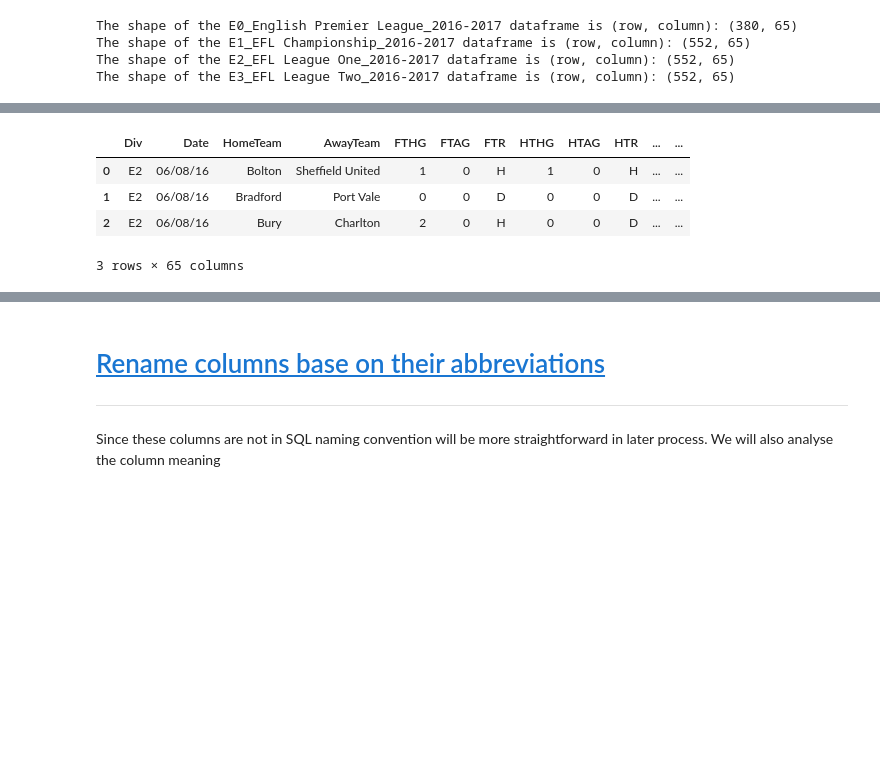
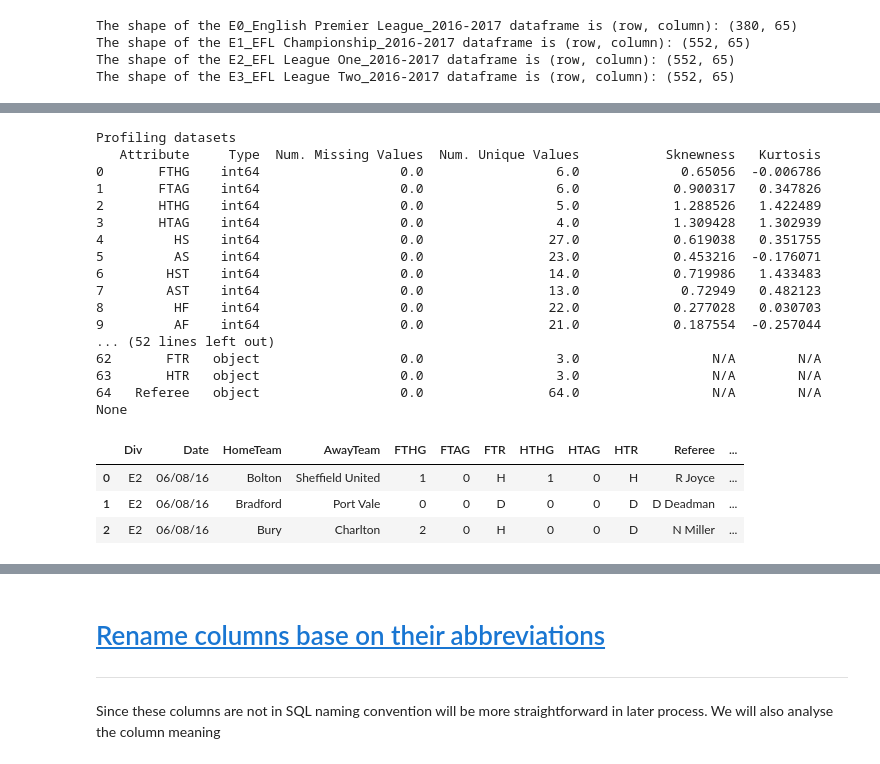
Before and after one commit to tnathu-ai/Football_Dataset, a Jupyter notebook: notebooks/national_leagues/national_leagues_2016_2017.ipynb, the cells around one changed output, grey strips where cells are left out. Drawn from its saved outputs; the diff is of its cells as text; code cells hidden in the pictures; blank space fills up the shorter version.

```diff
--- a/notebooks/national_leagues/national_leagues_2016_2017.ipynb
+++ b/notebooks/national_leagues/national_leagues_2016_2017.ipynb
@@ -43,7 +46,7 @@ Requirement already satisfied: pytz>=2017.3 in c:\users\thu\anaconda3\lib\site-p
 In order to load data properly, the data in csv file have to be examined carefully. First of all, all the categories are seperated by the "," and strip the extra-whitespaces at the begin by setting "skipinitialspace = True".
 # %%
 # set the path of the external data from the third party source
-external_data_path = os.path.join(os.path.pardir, '', '', 'data','external', 'National Leagues', 'Season 2016-2017')
+external_data_path = os.path.join(os.path.pardir, '', '..', 'data','external', 'National Leagues', 'Season 2016-2017')
 
 # get each specfic file
 english_premier_league_df = os.path.join(external_data_path, 'E0_English Premier League_2016-2017.csv')
@@ -86,9 +123,26 @@ efl_championship_df.head(3)
 # %%
-efl_league_one_df.head(3)
+print(profile_summary(efl_league_one_df, plot=False))
+style(efl_league_one_df.head(3))
 # %% [output]
+Profiling datasets
+   Attribute     Type  Num. Missing Values  Num. Unique Values           Sknewness   Kurtosis
+0       FTHG    int64                  0.0                 6.0             0.65056  -0.006786
+1       FTAG    int64                  0.0                 6.0            0.900317   0.347826
+2       HTHG    int64                  0.0                 5.0            1.288526   1.422489
+3       HTAG    int64                  0.0                 4.0            1.309428   1.302939
+4         HS    int64                  0.0                27.0            0.619038   0.351755
+5         AS    int64                  0.0                23.0            0.453216  -0.176071
+6        HST    int64                  0.0                14.0            0.719986   1.433483
+7        AST    int64                  0.0                13.0             0.72949   0.482123
+8         HF    int64                  0.0                22.0            0.277028   0.030703
+9         AF    int64                  0.0                21.0            0.187554  -0.257044
+... (52 lines left out)
+62       FTR   object                  0.0                 3.0                 N/A        N/A
+63       HTR   object                  0.0                 3.0                 N/A        N/A
+64   Referee   object                  0.0                64.0                 N/A        N/A
+None
-|  | Div | Date | HomeTeam | AwayTeam | FTHG | FTAG | FTR | HTHG | HTAG | HTR | ... | ... |
-| 0 | E2 | 06/08/16 | Bolton | Sheffield United | 1 | 0 | H | 1 | 0 | H | ... | ... |
-| 1 | E2 | 06/08/16 | Bradford | Port Vale | 0 | 0 | D | 0 | 0 | D | ... | ... |
-| 2 | E2 | 06/08/16 | Bury | Charlton | 2 | 0 | H | 0 | 0 | D | ... | ... |
+|  | Div | Date | HomeTeam | AwayTeam | FTHG | FTAG | FTR | HTHG | HTAG | HTR | Referee | ... |
+| 0 | E2 | 06/08/16 | Bolton | Sheffield United | 1 | 0 | H | 1 | 0 | H | R Joyce | ... |
+| 1 | E2 | 06/08/16 | Bradford | Port Vale | 0 | 0 | D | 0 | 0 | D | D Deadman | ... |
+| 2 | E2 | 06/08/16 | Bury | Charlton | 2 | 0 | H | 0 | 0 | D | N Miller | ... |
-3 rows × 65 columns
 # %%
```
Also changed, not shown: parts of 15 cells of this notebook, 3 other files.
